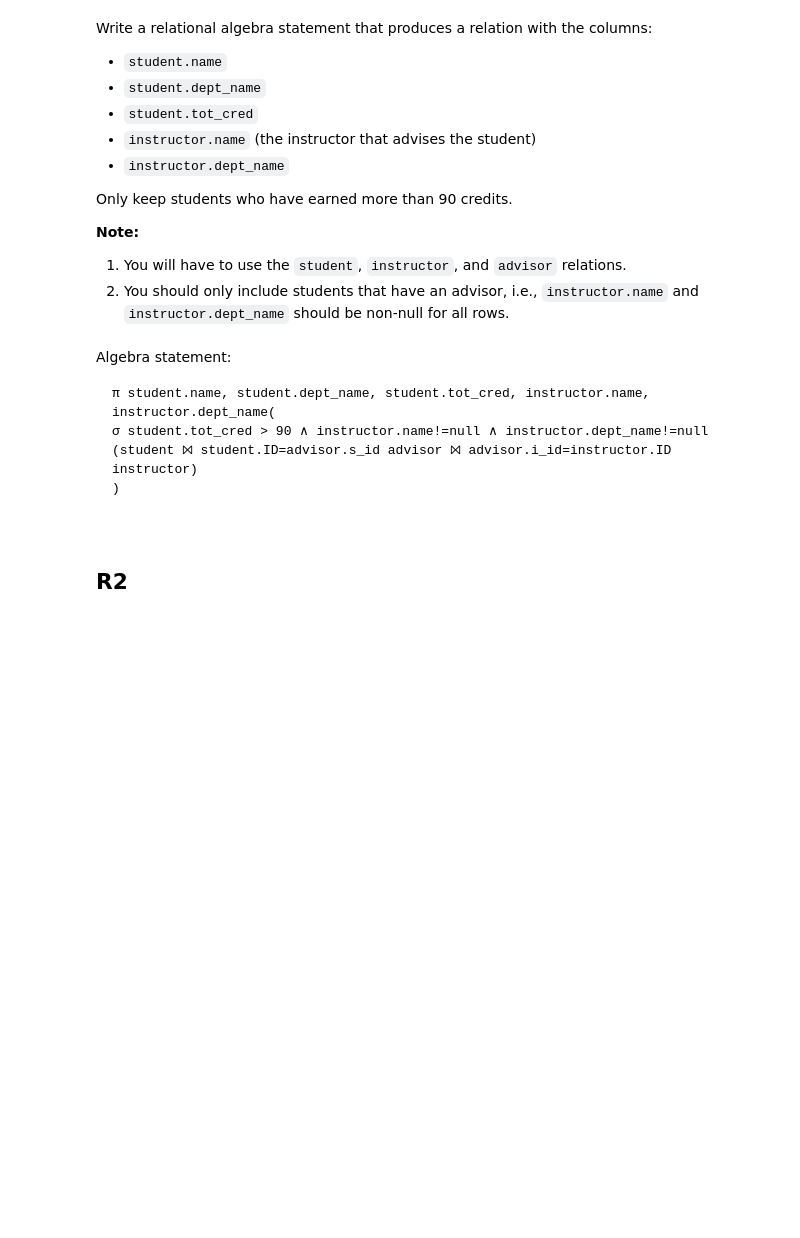
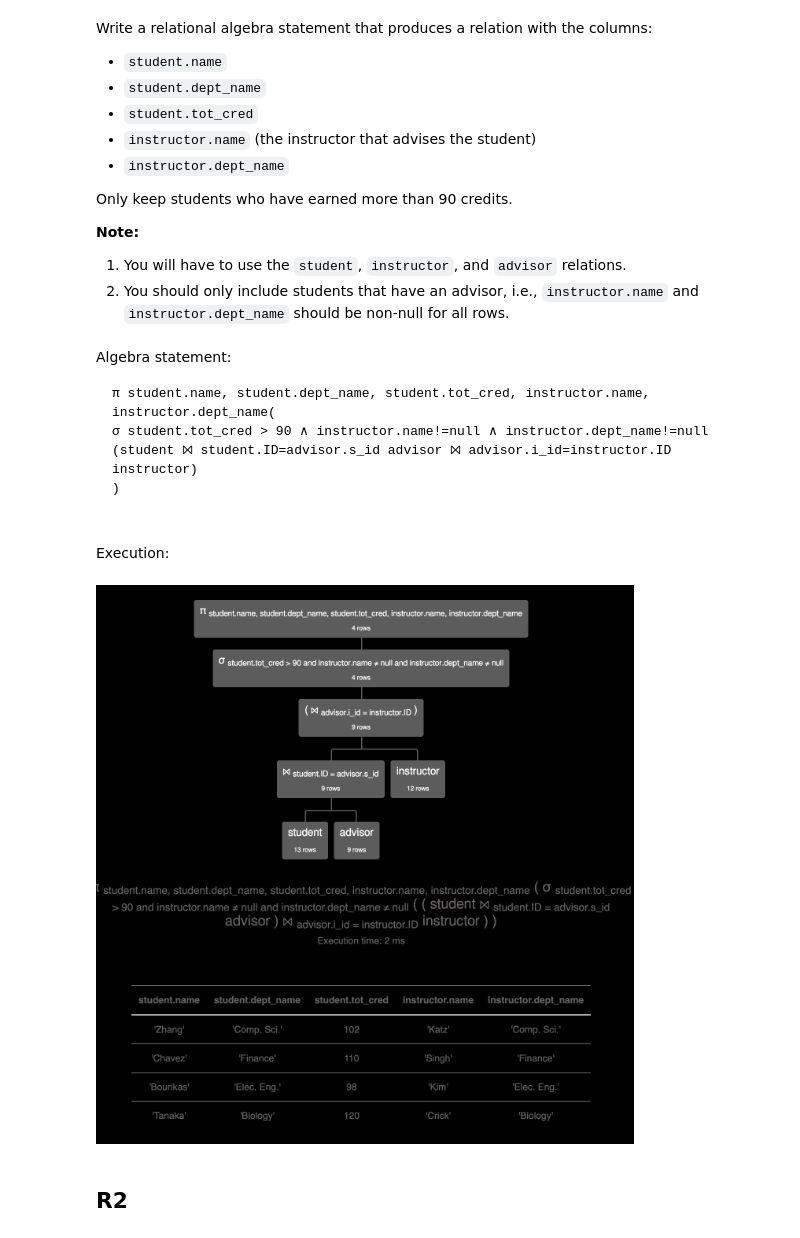
Before and after one commit to arnesanovaj/W4111-Intro-to-Databases-Spring-2024, a Jupyter notebook: Homework/HW1/S24-W4111-HW1.ipynb, the cells around one changed output. Cells and saved outputs as stored; diff of their text form; code cells hidden in the pictures; blank space fills up the shorter version.

````diff
--- a/Homework/HW1/S24-W4111-HW1.ipynb
+++ b/Homework/HW1/S24-W4111-HW1.ipynb
@@ -372,6 +375,12 @@ Algebra statement:
 )
 
 ```
+# %% [markdown]
+Execution:
+# %%
+Image("R1-sample.jpg")
+# %% [output]
+[figure, added]
 # %% [markdown]
 ## R2
 # %% [markdown]
````
Also changed, not shown: parts of 25 cells of this notebook, 8 other files.
